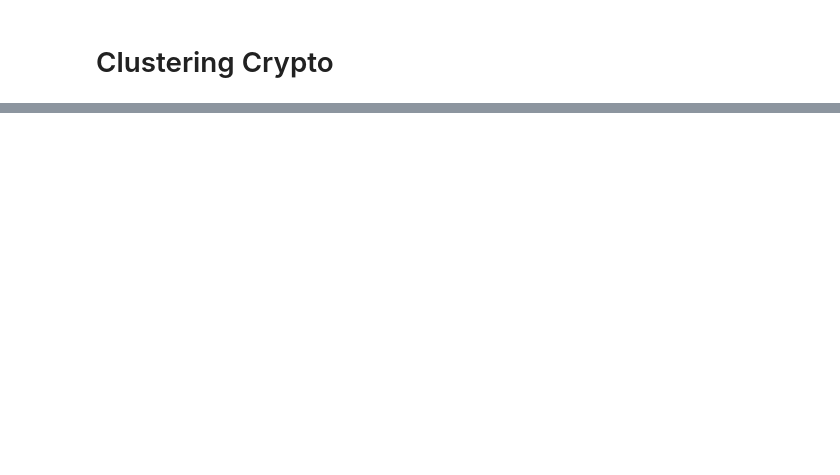
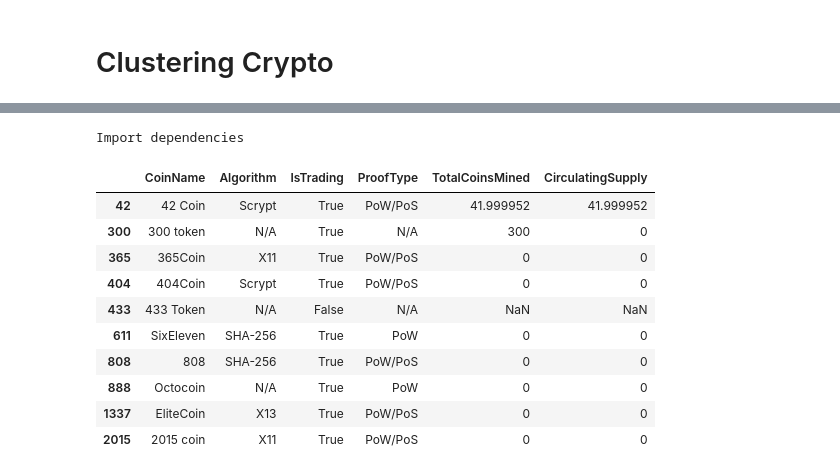
Before and after one commit to JTEELE/Clustering_cryptos, a Jupyter notebook: crypto_clustering.ipynb, the cells around one changed output, grey strips where cells are left out. Drawn from its saved outputs; the diff is of its cells as text; code cells hidden in the pictures; blank space fills up the shorter version.

Commit message:
improved functionality and updated README

```diff
--- a/crypto_clustering.ipynb
+++ b/crypto_clustering.ipynb
@@ -131,0 +3,26 @@ Best K-value is 5 since it has the most abrupt decrease:
+# %%
+print('Import dependencies')
+
+# Install the altair plotting library: https://altair-viz.github.io/
+!pip install -U altair
+
+
+import requests
+import numpy as np
+import pandas as pd
+import matplotlib.pyplot as plt
+import hvplot.pandas
+import plotly.express as px
+from sklearn.preprocessing import StandardScaler, MinMaxScaler
+from sklearn.decomposition import PCA
+from sklearn.cluster import KMeans
+url = "https://min-api.cryptocompare.com/data/all/coinlist"
+response = requests.get(url).json()
+from _functions import *
+# Create a DataFrame and transpose columns
+crypto_df = pd.DataFrame(response['Data']).T
+# Keep only necessary columns:
+# 'CoinName','Algorithm','IsTrading','ProofType','TotalCoinsMined','TotalCoinSupply'
+crypto_df=crypto_df[['CoinName','Algorithm','IsTrading','ProofType','TotalCoinsMined','CirculatingSupply']]
+crypto_df.head(10)
+# %% [output]
@@ -131,0 +45,12 @@ Best K-value is 5 since it has the most abrupt decrease:
+Import dependencies
+|  | CoinName | Algorithm | IsTrading | ProofType | TotalCoinsMined | CirculatingSupply |
+| 42 | 42 Coin | Scrypt | True | PoW/PoS | 41.999952 | 41.999952 |
+| 300 | 300 token | N/A | True | N/A | 300 | 0 |
+| 365 | 365Coin | X11 | True | PoW/PoS | 0 | 0 |
+| 404 | 404Coin | Scrypt | True | PoW/PoS | 0 | 0 |
+| 433 | 433 Token | N/A | False | N/A | NaN | NaN |
+| 611 | SixEleven | SHA-256 | True | PoW | 0 | 0 |
+| 808 | 808 | SHA-256 | True | PoW/PoS | 0 | 0 |
+| 888 | Octocoin | N/A | True | PoW | 0 | 0 |
+| 1337 | EliteCoin | X13 | True | PoW/PoS | 0 | 0 |
+| 2015 | 2015 coin | X11 | True | PoW/PoS | 0 | 0 |
```
Also changed, not shown: parts of 10 cells of this notebook, 3 other files.
